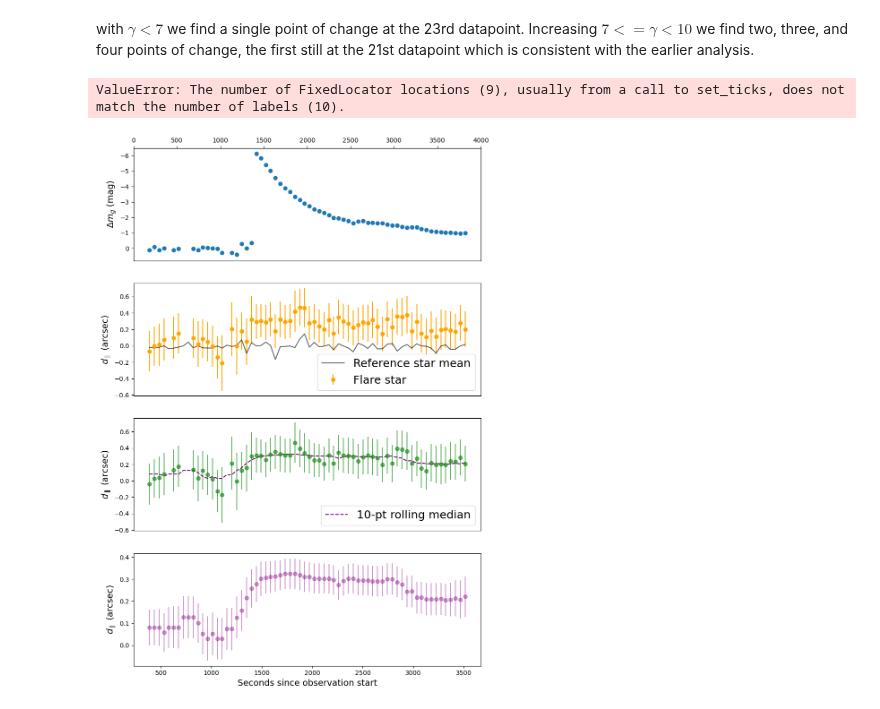
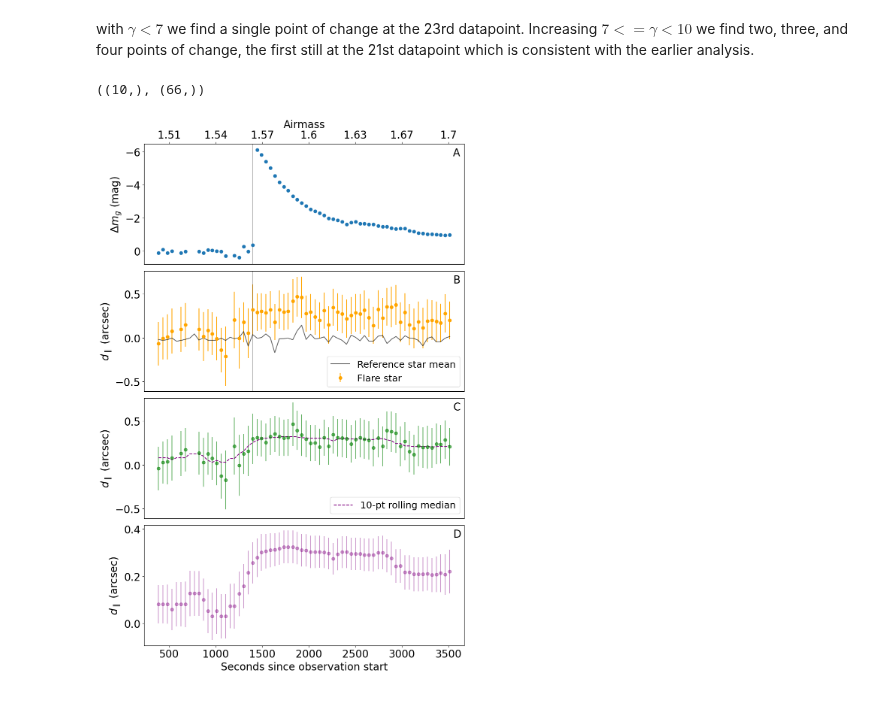
Before and after one commit to RileyWClarke/RAFTS, a Jupyter notebook: Notebooks/dwfflare_dparrStatisticalAnalysis.ipynb, the cells around one changed output. Cells and saved outputs as stored; diff of their text form; code cells hidden in the pictures.

```diff
--- a/Notebooks/dwfflare_dparrStatisticalAnalysis.ipynb
+++ b/Notebooks/dwfflare_dparrStatisticalAnalysis.ipynb
@@ -535,6 +733,10 @@ gamma=5 ----- found 1 POCs at 21
 ... (10 outputs left out)
 # %% [markdown]
 with $\gamma<7$ we find a single point of change at the 23rd datapoint.  Increasing $7<=\gamma<10$ we find two, three, and four points of change, the first still at the 21st datapoint which is consistent with the earlier analysis.
+# %%
+AM[::8].shape, flare.time.shape
+# %% [output]
+((10,), (66,))
 # %%
 window=10
 PLOT =True
@@ -561,33 +763,34 @@ if PLOT:
 
     #ax[2].set_title(r'Subtracted Flare Star $\Delta$DCR', fontsize=14)
     ax[2].set_ylabel(r'$d_\parallel$ (arcsec)', fontsize=14)
     ax[2].set_ylim(ax[1].get_ylim())
     ax[2].legend(loc='lower right', fontsize=18)
     ax[2].set_xticks([])
 
     ax[3].errorbar(flare.time, flare.dpar_smoothed, yerr = flare.dparerr_smoothed,
                    color='purple', alpha=0.4, ls='None', marker='o')
     ax[3].set_xlabel('Seconds since observation start', fontsize=14)
     ax[3].set_ylabel(r'$d_\parallel$ (arcsec)', fontsize=14)
     #ax[3].set_title(r'Subtracted + Smoothed Flare Star $\Delta$DCR', fontsize=14)
 
     subax0 = ax[0].twiny()
     subax0.set_xticks(ax[3].get_xticks())
-    subax0.set_xticklabels(np.round(AM[::8], decimals=2), fontsize=12)
+    subax0.set_xticklabels(np.round(AM[7::8], decimals=2), fontsize=12)
     subax0.set_xlim(ax[0].get_xlim())
     subax0.set_xlabel('Airmass', fontsize=20)
     subax0.tick_params(labelsize=20)
 
     for axis, label in zip(ax, ['A', 'B', 'C', 'D']):
         axis.annotate(label, xy=(0.965,0.9), xycoords='axes fraction', fontsize=20)
         axis.tick_params(axis='both', labelsize=20)
         axis.set_xlabel(axis.get_xlabel(), fontsize=20)
         axis.set_ylabel(axis.get_ylabel(), fontsize=20)
 
 
     fig.tight_layout()
+    ax[0].axvline(flare.iloc[poc]["time"], color='k', alpha=0.3)
+    ax[1].axvline(flare.iloc[poc]["time"], color='k', alpha=0.3)
 
     plt.savefig('Figures/subtractedrolled_dpar.png', dpi = 300, bbox_inches='tight')
 # %% [output]
-ValueError: The number of FixedLocator locations (9), usually from a call to set_ticks, does not match the number of labels (10).
-[figure, old version]
+[figure, new version]
```
Also changed, not shown: parts of 7 cells of this notebook.
